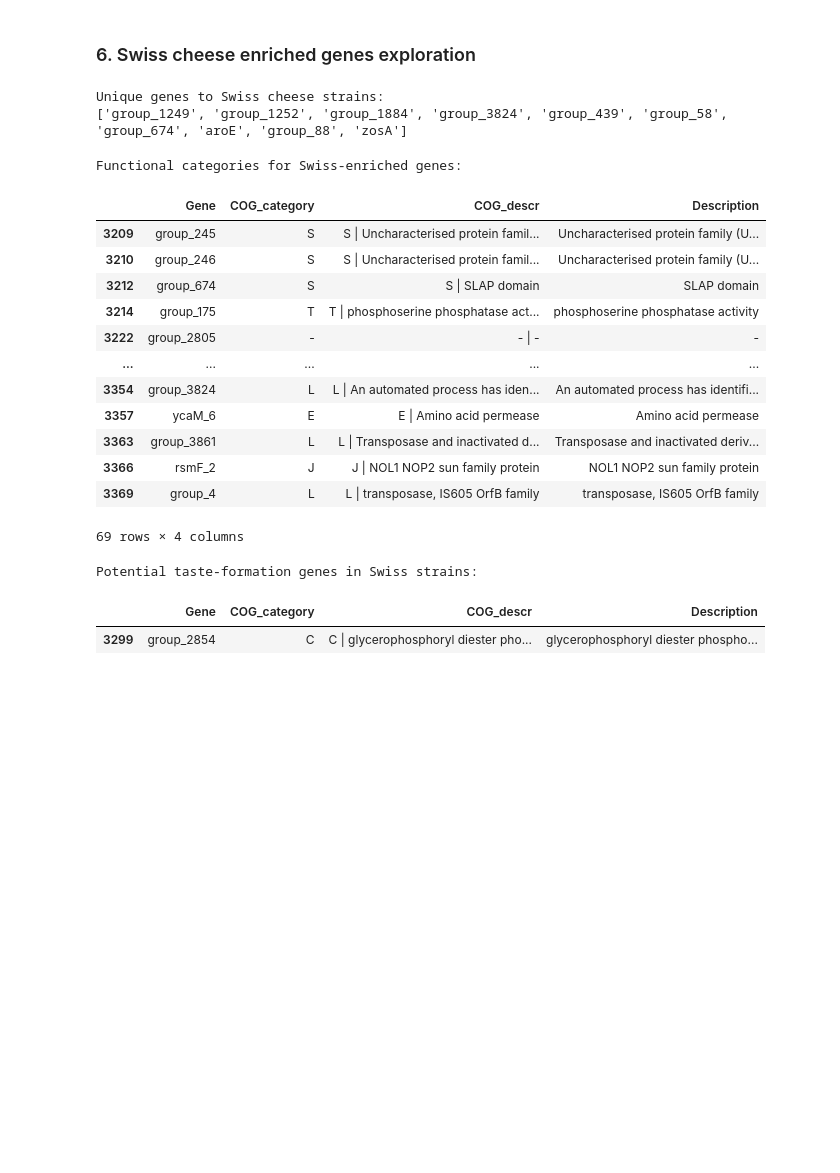
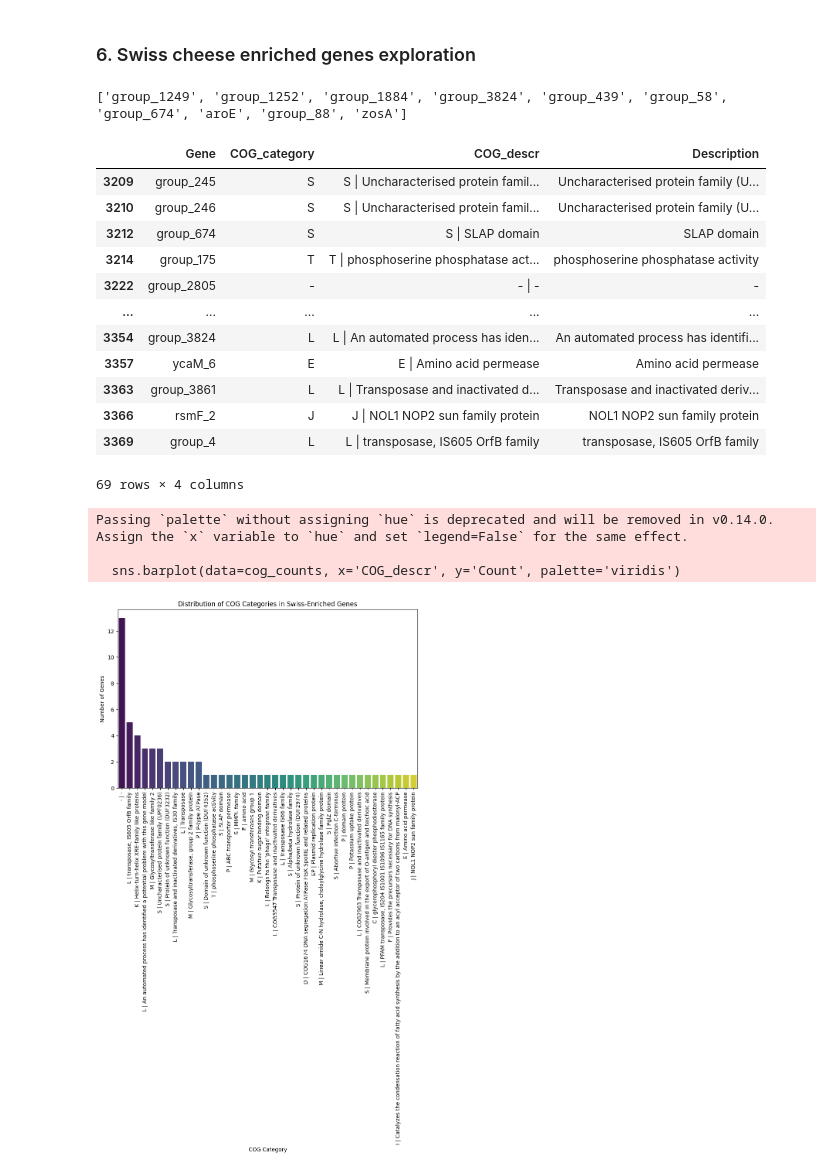
Before and after one commit to Vladm0z/HSE-Bioinformatics, a Jupyter notebook: Bioinformatics/MSc/PracBio/PracBio_0417.ipynb, the cells around one changed output. Saved outputs shown, nothing was run; the diff lists cells and outputs as text; code cells hidden in the pictures; blank space fills up the shorter version.

```diff
--- a/Bioinformatics/MSc/PracBio/PracBio_0417.ipynb
+++ b/Bioinformatics/MSc/PracBio/PracBio_0417.ipynb
@@ -676,41 +657,50 @@ Top flavor/texture enzyme genes by prevalence:
 # %% [markdown]
 ### 6. Swiss cheese enriched genes exploration
 # %%
-# Unique to Swiss: present in all Swiss, absent in all others
 unique_swiss = swiss_enriched_genes[swiss_matrix.sum(axis=1) == len(swiss_strains)]
-print("Unique genes to Swiss cheese strains:")
 print(unique_swiss.tolist())
 # %% [output]
-Unique genes to Swiss cheese strains:
 ['group_1249', 'group_1252', 'group_1884', 'group_3824', 'group_439', 'group_58', 'group_674', 'aroE', 'group_88', 'zosA']
 # %%
-# Annotate Swiss-enriched genes
 swiss_annotations = eggnog[eggnog['Gene'].isin(swiss_enriched_genes)]
 gene_func = swiss_annotations[['Gene', 'COG_category', 'COG_descr', 'Description']].drop_duplicates()
-print("Functional categories for Swiss-enriched genes:")
 display(gene_func)
 # %% [output]
+|  | Gene | COG_category | COG_descr | Description |
+| 3209 | group_245 | S | S | Uncharacterised protein famil... | Uncharacterised protein family (U... |
+| 3210 | group_246 | S | S | Uncharacterised protein famil... | Uncharacterised protein family (U... |
+| 3212 | group_674 | S | S | SLAP domain | SLAP domain |
+| 3214 | group_175 | T | T | phosphoserine phosphatase act... | phosphoserine phosphatase activity |
+| 3222 | group_2805 | - | - | - | - |
+| ... | ... | ... | ... | ... |
+| 3354 | group_3824 | L | L | An automated process has iden... | An automated process has identifi... |
+| 3357 | ycaM_6 | E | E | Amino acid permease | Amino acid permease |
+| 3363 | group_3861 | L | L | Transposase and inactivated d... | Transposase and inactivated deriv... |
+| 3366 | rsmF_2 | J | J | NOL1 NOP2 sun family protein | NOL1 NOP2 sun family protein |
+| 3369 | group_4 | L | L | transposase, IS605 OrfB family | transposase, IS605 OrfB family |
-Functional categories for Swiss-enriched genes:
+69 rows × 4 columns
-|  | Gene | COG_category | COG_descr | Description |
-| 3209 | group_245 | S | S | Uncharacterised protein famil... | Uncharacterised protein family (U... |
-| 3210 | group_246 | S | S | Uncharacterised protein famil... | Uncharacterised protein family (U... |
-| 3212 | group_674 | S | S | SLAP domain | SLAP domain |
-| 3214 | group_175 | T | T | phosphoserine phosphatase act... | phosphoserine phosphatase activity |
-| 3222 | group_2805 | - | - | - | - |
-| ... | ... | ... | ... | ... |
-| 3354 | group_3824 | L | L | An automated process has iden... | An automated process has identifi... |
-| 3357 | ycaM_6 | E | E | Amino acid permease | Amino acid permease |
-| 3363 | group_3861 | L | L | Transposase and inactivated d... | Transposase and inactivated deriv... |
-| 3366 | rsmF_2 | J | J | NOL1 NOP2 sun family protein | NOL1 NOP2 sun family protein |
-| 3369 | group_4 | L | L | transposase, IS605 OrfB family | transposase, IS605 OrfB family |
-69 rows × 4 columns
-# %%
-# Heatmap already plotted; list potential taste-related Swiss genes
-taste_keywords = ['aroma', 'flavor', 'sulfur', 'ester', 'lipase']
-taste_genes = gene_func[gene_func['Description'].str.contains('|'.join(taste_keywords), case=False, na=False)]
-print("Potential taste-formation genes in Swiss strains:")
-display(taste_genes)
-# %% [output]
-Potential taste-formation genes in Swiss strains:
-|  | Gene | COG_category | COG_descr | Description |
-| 3299 | group_2854 | C | C | glycerophosphoryl diester pho... | glycerophosphoryl diester phospho... |
+# %%
+import pandas as pd
+import matplotlib.pyplot as plt
+import seaborn as sns
+
+df = pd.read_csv('swiss_enriched_gene_functions.csv')
+
+df['COG_descr'] = df['COG_descr'].replace('-', 'Unknown')
+
+cog_counts = df['COG_descr'].value_counts().reset_index()
+cog_counts.columns = ['COG_descr', 'Count']
+
+plt.figure(figsize=(10, 6))
+sns.barplot(data=cog_counts, x='COG_descr', y='Count', palette='viridis')
+plt.title('Distribution of COG Categories in Swiss-Enriched Genes')
+plt.xlabel('COG Category')
+plt.ylabel('Number of Genes')
+plt.xticks(rotation=90)
+plt.savefig("swiss_heatmap.pdf", bbox_inches='tight', format='pdf')
+plt.show()
+# %% [output]
+Passing `palette` without assigning `hue` is deprecated and will be removed in v0.14.0. Assign the `x` variable to `hue` and set `legend=False` for the same effect.
+
+  sns.barplot(data=cog_counts, x='COG_descr', y='Count', palette='viridis')
+[figure, added]
```
Also changed, not shown: parts of 18 cells of this notebook.
